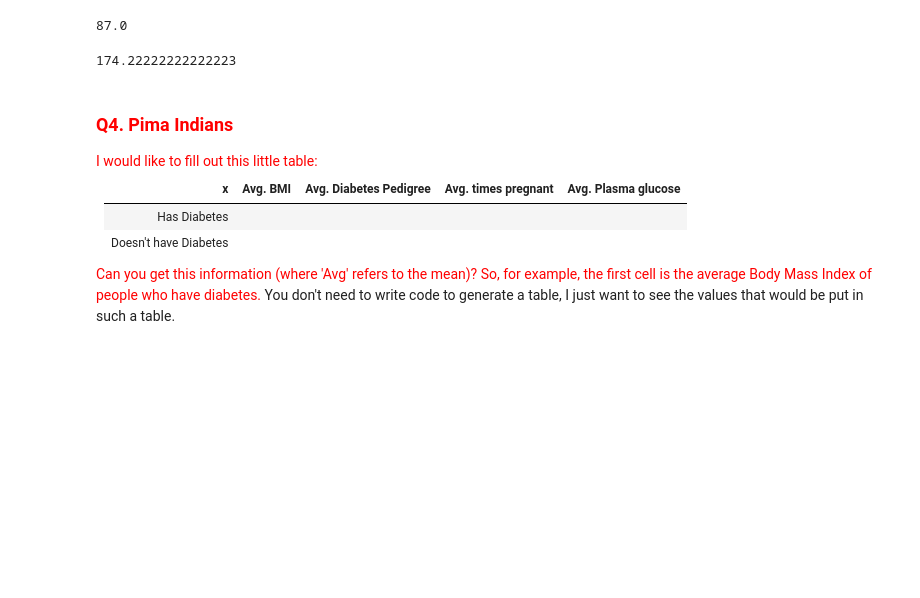
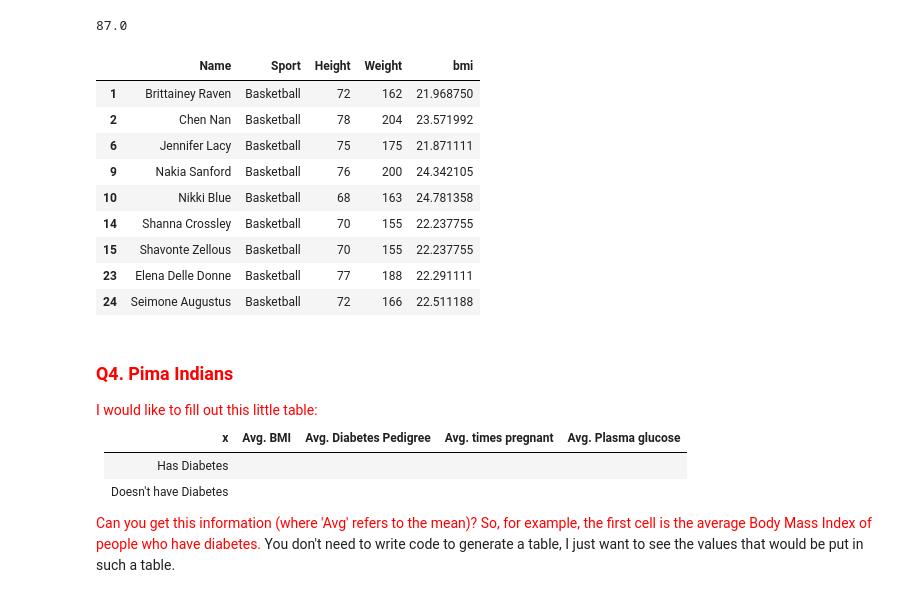
Before and after one commit to brianharnish/cs419, a Jupyter notebook: labs/brian_pandas.ipynb, the cells around one changed output. Saved outputs shown, nothing was run; the diff lists cells and outputs as text; code cells hidden in the pictures; blank space fills up the shorter version.

```diff
--- a/labs/brian_pandas.ipynb
+++ b/labs/brian_pandas.ipynb
@@ -669,9 +700,18 @@ athletes.loc[athletes['Sport'] == 'Gymnastics' ]['Weight'].mean()
 # %% [output]
 87.0
 # %%
-athletes.loc[athletes['Sport'] == 'Basketball' ]['Weight'].mean()
+athletes.loc[athletes['Sport'] == 'Basketball' ]
 # %% [output]
-174.22222222222223
+|  | Name | Sport | Height | Weight | bmi |
+| 1 | Brittainey Raven | Basketball | 72 | 162 | 21.968750 |
+| 2 | Chen Nan | Basketball | 78 | 204 | 23.571992 |
+| 6 | Jennifer Lacy | Basketball | 75 | 175 | 21.871111 |
+| 9 | Nakia Sanford | Basketball | 76 | 200 | 24.342105 |
+| 10 | Nikki Blue | Basketball | 68 | 163 | 24.781358 |
+| 14 | Shanna Crossley | Basketball | 70 | 155 | 22.237755 |
+| 15 | Shavonte Zellous | Basketball | 70 | 155 | 22.237755 |
+| 23 | Elena Delle Donne | Basketball | 77 | 188 | 22.291111 |
+| 24 | Seimone Augustus | Basketball | 72 | 166 | 22.511188 |
 # %% [markdown]
 <h3 style="color:red">Q4. Pima Indians</h3>
 <span style="color:red">I would like to fill out this little table:</span>
```
Also changed, not shown: parts of 16 cells of this notebook.
